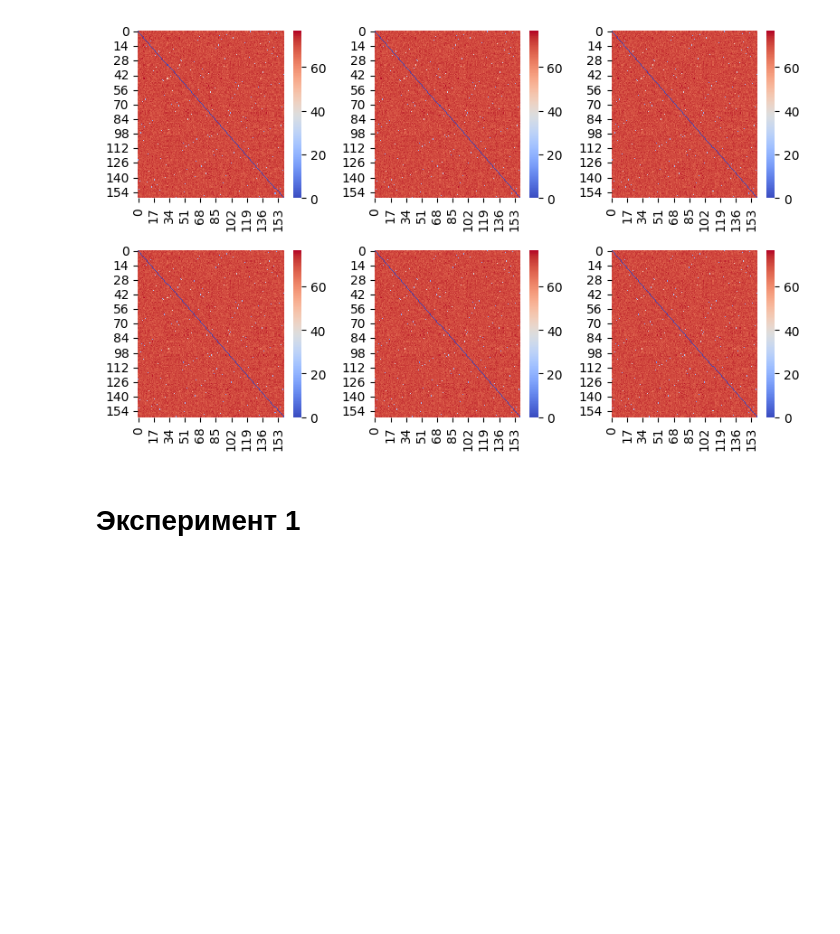
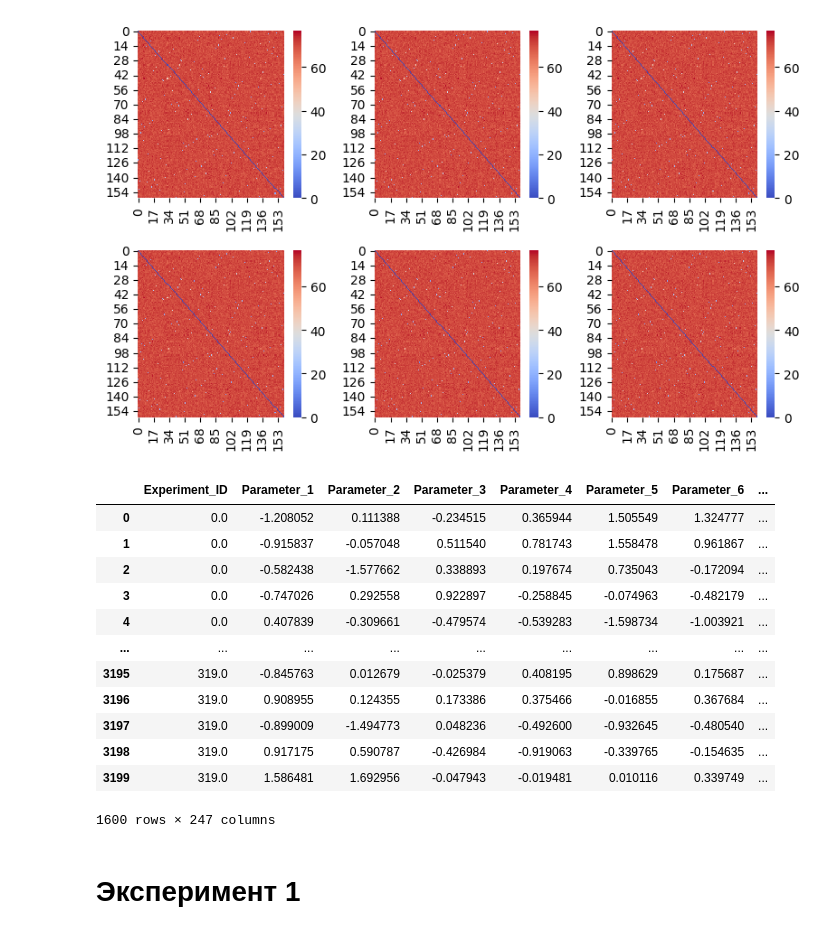
Before and after one commit to loadi1/aidao24, a Jupyter notebook: research.ipynb, the cells around one changed output. Saved outputs shown, nothing was run; the diff lists cells and outputs as text; code cells hidden in the pictures; blank space fills up the shorter version.

```diff
--- a/research.ipynb
+++ b/research.ipynb
@@ -17,18 +18,18 @@ data.shape
 (320, 10, 246)
 # %%
 reshaped_data = data.reshape(320 * 10, 246)
-experiment_ids = np.repeat(np.arange(1, 321), 10)
+experiment_ids = np.repeat(np.arange(0, 320), 10)
 column_names = ['Experiment_ID'] + [f'Parameter_{i+1}' for i in range(246)]
 df = pd.DataFrame(np.column_stack([experiment_ids, reshaped_data]), columns=column_names)
 # %%
 brainnetome_index = []
 schaefer200_index = []
 
-for row_index in range(df.shape[0]):
-    if df.loc[row_index,:].isna().any():
-        schaefer200_index.append(row_index)
+for i, exp in enumerate(data):
+    if np.isnan(exp).any():
+        schaefer200_index.append(i)
     else:
-        brainnetome_index.append(row_index)
+        brainnetome_index.append(i)
 # %% [markdown]
 # EDA
 # %%
@@ -107,6 +108,23 @@ sns.heatmap(distances[ord[5]], annot=False, cmap='coolwarm', ax=axs[1, 2])
 plt.tight_layout()
 # %% [output]
 [figure]
+# %%
+df[df['Experiment_ID'].isin(brainnetome_index)]
+#np.abs(np.corrcoef(data[0, :, 0], data[1, :, 0])[0, 1])
+# %% [output]
+|  | Experiment_ID | Parameter_1 | Parameter_2 | Parameter_3 | Parameter_4 | Parameter_5 | Parameter_6 | ... |
+| 0 | 0.0 | -1.208052 | 0.111388 | -0.234515 | 0.365944 | 1.505549 | 1.324777 | ... |
+| 1 | 0.0 | -0.915837 | -0.057048 | 0.511540 | 0.781743 | 1.558478 | 0.961867 | ... |
+| 2 | 0.0 | -0.582438 | -1.577662 | 0.338893 | 0.197674 | 0.735043 | -0.172094 | ... |
+| 3 | 0.0 | -0.747026 | 0.292558 | 0.922897 | -0.258845 | -0.074963 | -0.482179 | ... |
+| 4 | 0.0 | 0.407839 | -0.309661 | -0.479574 | -0.539283 | -1.598734 | -1.003921 | ... |
+| ... | ... | ... | ... | ... | ... | ... | ... | ... |
+| 3195 | 319.0 | -0.845763 | 0.012679 | -0.025379 | 0.408195 | 0.898629 | 0.175687 | ... |
+| 3196 | 319.0 | 0.908955 | 0.124355 | 0.173386 | 0.375466 | -0.016855 | 0.367684 | ... |
+| 3197 | 319.0 | -0.899009 | -1.494773 | 0.048236 | -0.492600 | -0.932645 | -0.480540 | ... |
+| 3198 | 319.0 | 0.917175 | 0.590787 | -0.426984 | -0.919063 | -0.339765 | -0.154635 | ... |
+| 3199 | 319.0 | 1.586481 | 1.692956 | -0.047943 | -0.019481 | 0.010116 | 0.339749 | ... |
+1600 rows × 247 columns
 # %% [markdown]
 # Эксперимент 1
 # %%
```
Also changed, not shown: parts of 9 cells of this notebook, 2 other files.
